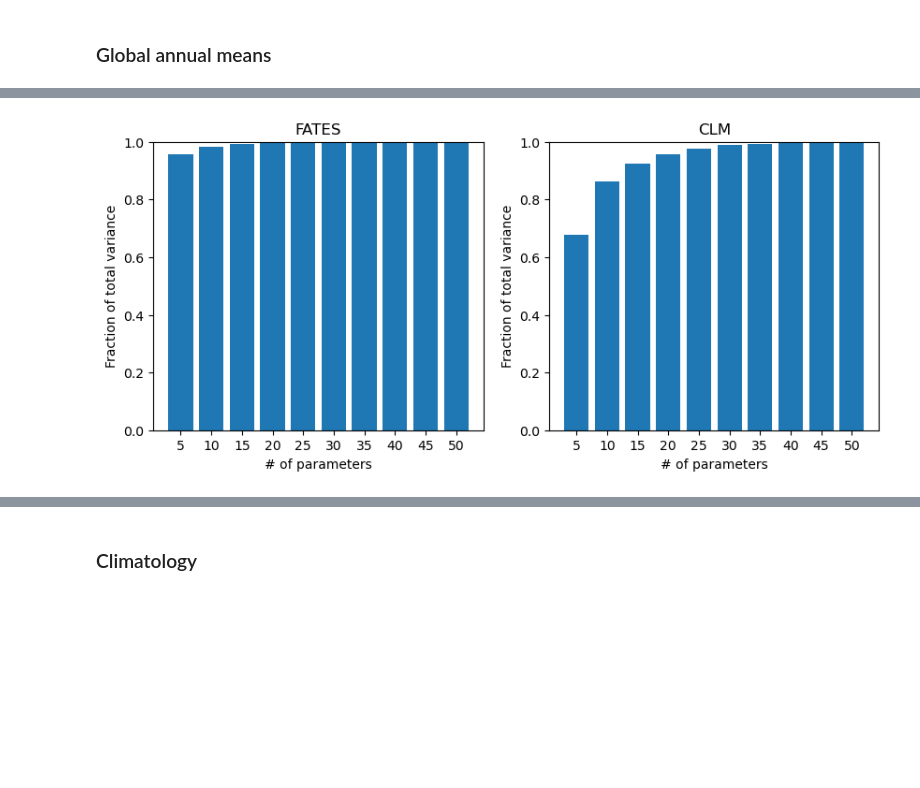
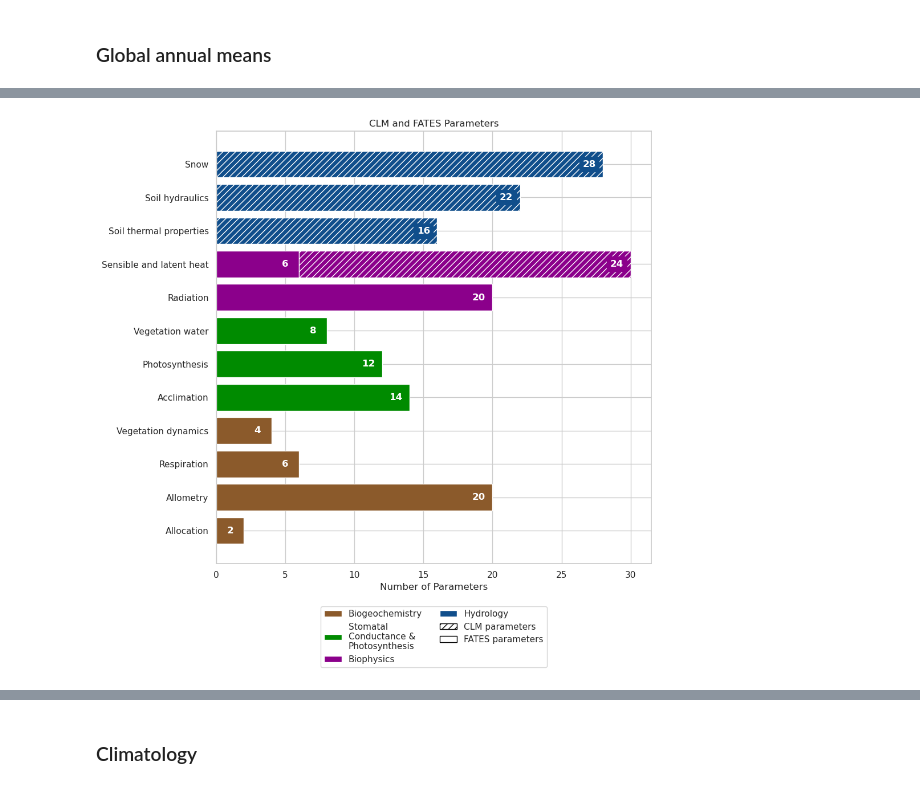
Before and after one commit to adrifoster/fates_calibration_library, a Jupyter notebook: notebooks/OAATParameters.ipynb, the cells around one changed output, grey strips where cells are left out. Saved outputs shown, nothing was run; the diff lists cells and outputs as text; code cells hidden in the pictures; blank space fills up the shorter version.

Commit message:
updates for oaat

```diff
--- a/notebooks/OAATParameters.ipynb
+++ b/notebooks/OAATParameters.ipynb
@@ -148,4 +214,4 @@ clmfates_nonzero['type'] = 'CLM'
 clm_nonzero = clm_param_dat.where(clm_param_dat.parameter_name.isin(nonzero_params['clm_parameters']), drop=True).to_pandas()
 clm_nonzero['type'] = 'CLM'
 
-oaat_params = pd.concat([fates_nonzero, clmfates_nonzero])
+fates_oaat_params = pd.concat([fates_nonzero, clmfates_nonzero])
@@ -162,22 +218,8 @@ fates_cumvar = oaat.get_cumulative_variance(fates_var, fates_pars, 5)
-# %%
-plt.figure(figsize=[10, 4])
-
-for i, model in enumerate(['FATES', 'CLM']):
-    a = plt.subplot(121+i)
-    if i == 1:
-        plt.bar(clm_cumvar.nparams[:10], clm_cumvar[:10], width=4)
-    else:
-        plt.bar(fates_cumvar.nparams[:10], fates_cumvar[:10], width=4)
-    plt.xlabel('# of parameters')
-    plt.ylabel('Fraction of total variance')
-    plt.ylim([0, 1])
-    plt.xticks(clm_cumvar.nparams[:10])
-    plt.title(model)
-# %% [output]
-[figure, removed]
 # %%
-plotting.plot_oaat_params(oaat_params, 'CLM and FATES')
-plt.savefig(os.path.join(fig_dir, 'oaat_parameters.png'))
+plotting.plot_oaat_params(fates_oaat_params, 'CLM and FATES')
+plt.savefig(os.path.join(fig_dir, 'fates_parameters.png'))
+# %% [output]
+[figure, added]
 # %%
 plotting.plot_oaat_params(clm_nonzero, 'CLM')
 plt.savefig(os.path.join(fig_dir, 'clm_oaat_parameters.png'))
```
Also changed, not shown: parts of 19 cells of this notebook, 5 other files.
